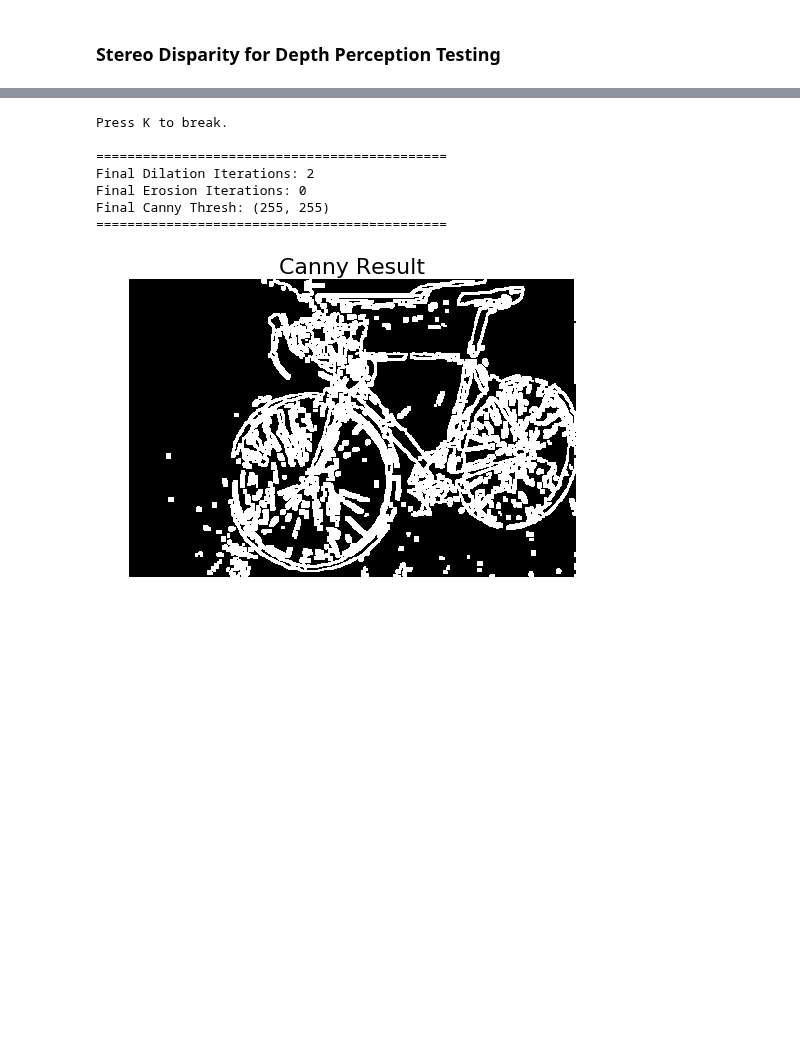
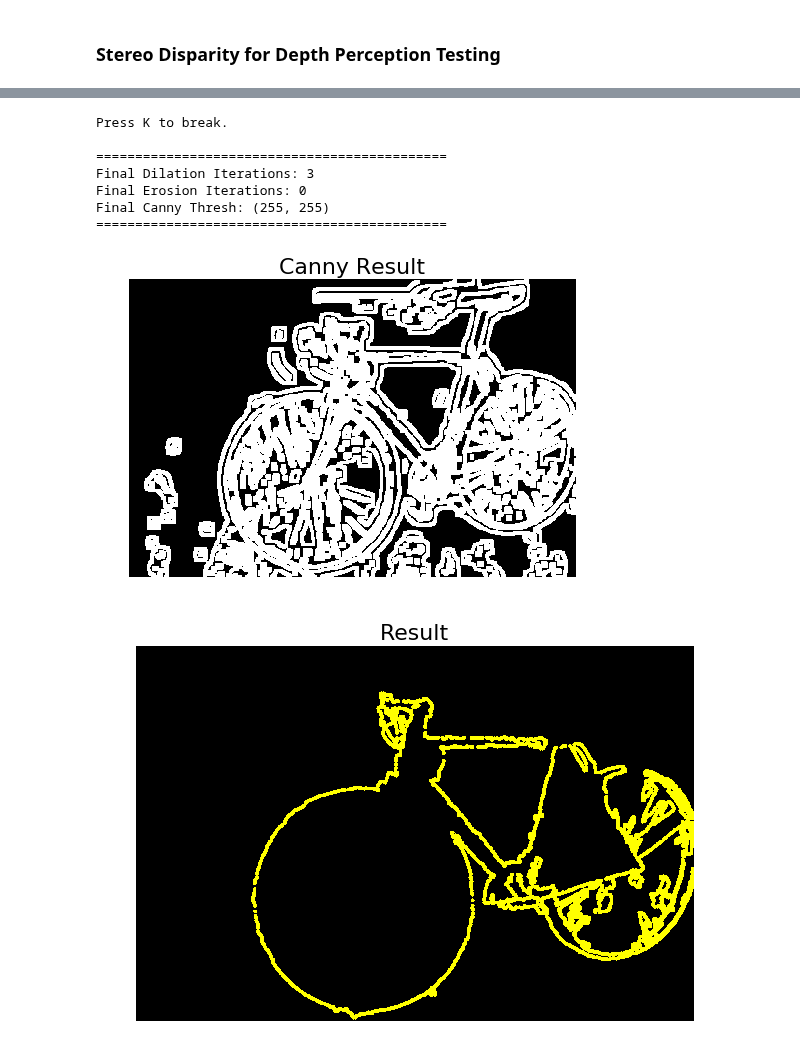
Before and after one commit to Mafeuz/OpenCV, a Jupyter notebook: Stereo/Stereo Disparity Testing.ipynb, the cells around one changed output, grey strips where cells are left out. Drawn from its saved outputs; the diff is of its cells as text; code cells hidden in the pictures; blank space fills up the shorter version.

```diff
--- a/Stereo/Stereo Disparity Testing.ipynb
+++ b/Stereo/Stereo Disparity Testing.ipynb
@@ -71,12 +85,23 @@ OpCV_Utils.show_multiple_imgs_plt([[img_thresh, img_otsu]], [['Thresh Result', '
 # %%
-img_canny = OpCV_Utils.canny_trackbars(img_thresh.copy(), img_resize=(480,320), krnl_size = (2,2), stack_scale=0.5)
+img_canny = OpCV_Utils.canny_trackbars(img_adapMean.copy(), img_resize=(480,320), krnl_size = (2,2), stack_scale=0.5)
 OpCV_Utils.show_single_img_plt(cv2.cvtColor(img_canny, cv2.COLOR_GRAY2RGB), 'Canny Result', fig_size=(8,8))
 # %% [output]
 Press K to break.
 
 =============================================
-Final Dilation Iterations: 2
+Final Dilation Iterations: 3
 Final Erosion Iterations: 0
 Final Canny Thresh: (255, 255)
 =============================================
-[figure, old version]
+[figure, new version]
+# %%
+cnts, _ = OpCV_Utils.find_contours(img_adapMean, c_thresh = (255,255), dil = 3, ero = 0)
+
+biggest_cont = cnts[0][0]
+
+black_board = np.zeros_like(img_adapMean)
+cv2.drawContours(black_board, biggest_cont, -1, (255,255,0), 20)
+
+OpCV_Utils.show_single_img_plt(black_board, 'Result', fig_size = (10,10))
+# %% [output]
+[figure, added]
```
Also changed, not shown: parts of 3 cells of this notebook.
